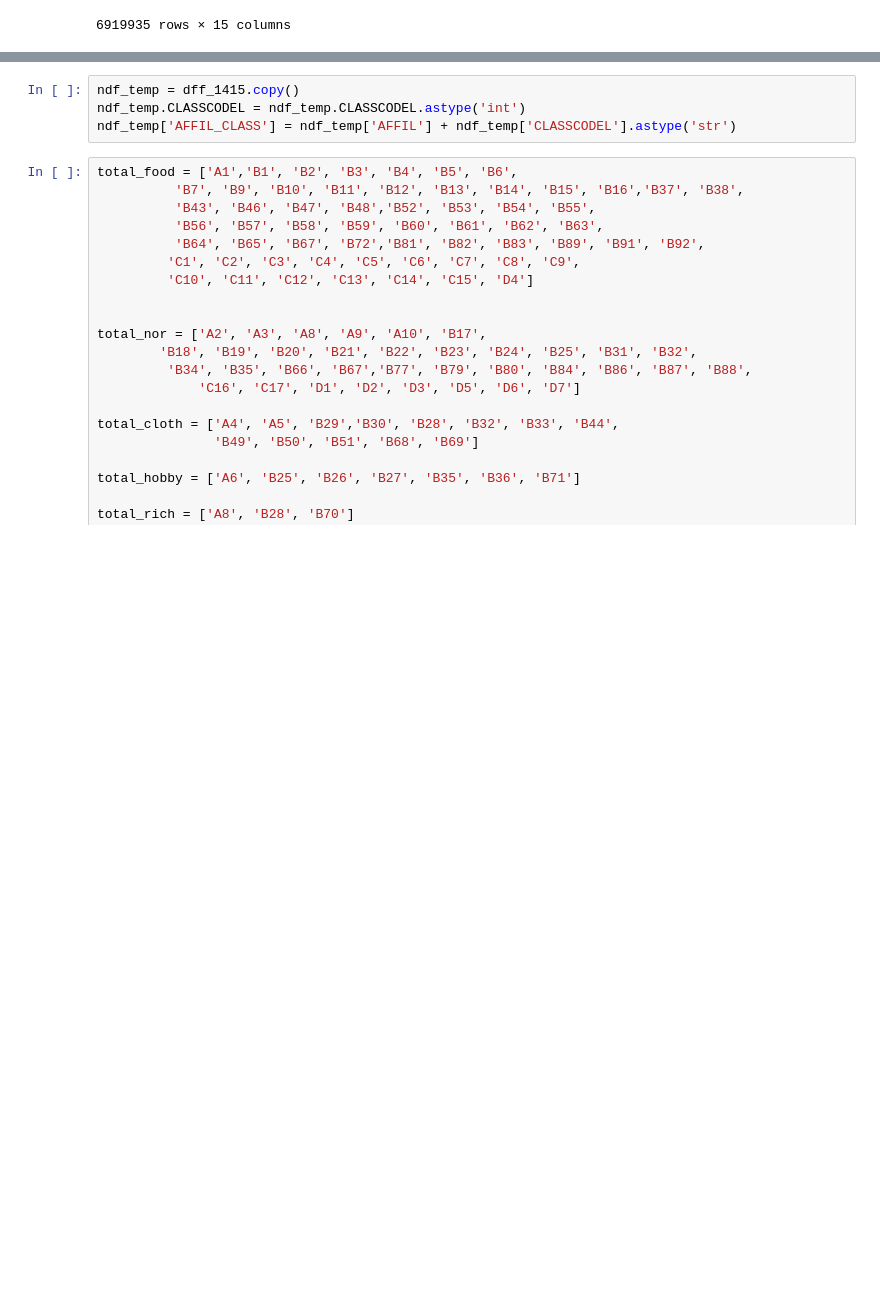
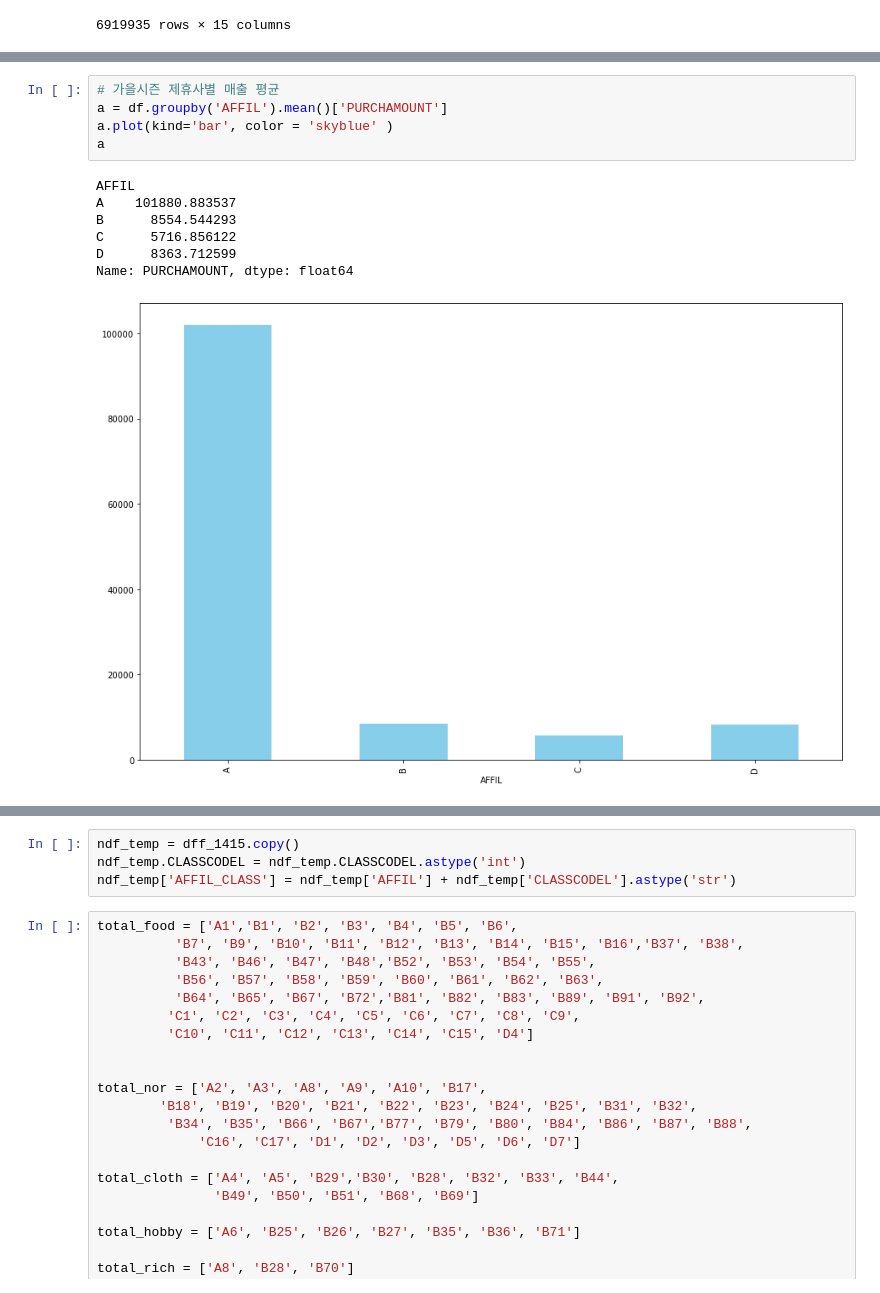
Before and after one commit to zoqls15/python, a Jupyter notebook: lmember.ipynb, the cells around one changed output, grey strips where cells are left out. Drawn from its saved outputs; the diff is of its cells as text; blank space fills up the shorter version.

```diff
--- a/lmember.ipynb
+++ b/lmember.ipynb
@@ -24,0 +42,13 @@ dff_1415
+# %%
+# 가을시즌 제휴사별 매출 평균
+a = df.groupby('AFFIL').mean()['PURCHAMOUNT']
+a.plot(kind='bar', color = 'skyblue' )
+a
+# %% [output]
+AFFIL
+A    101880.883537
+B      8554.544293
+C      5716.856122
+D      8363.712599
+Name: PURCHAMOUNT, dtype: float64
+[figure, added]
```
Also changed, not shown: parts of 12 cells of this notebook, 4 other files.
